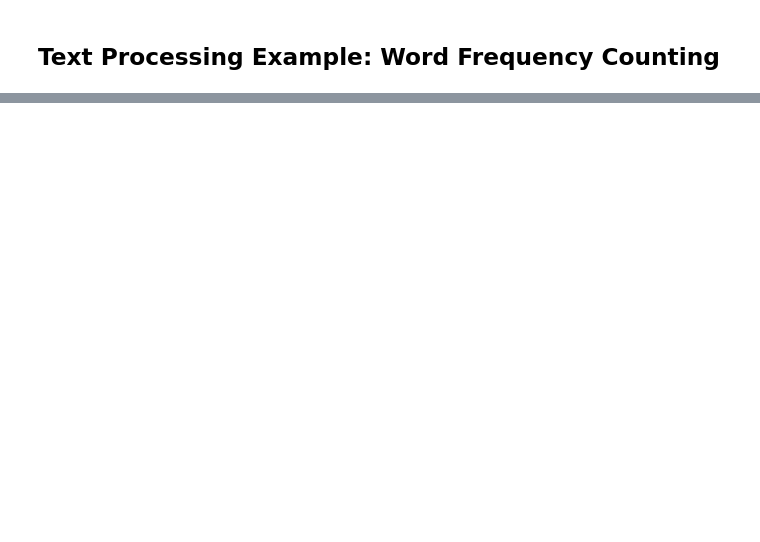
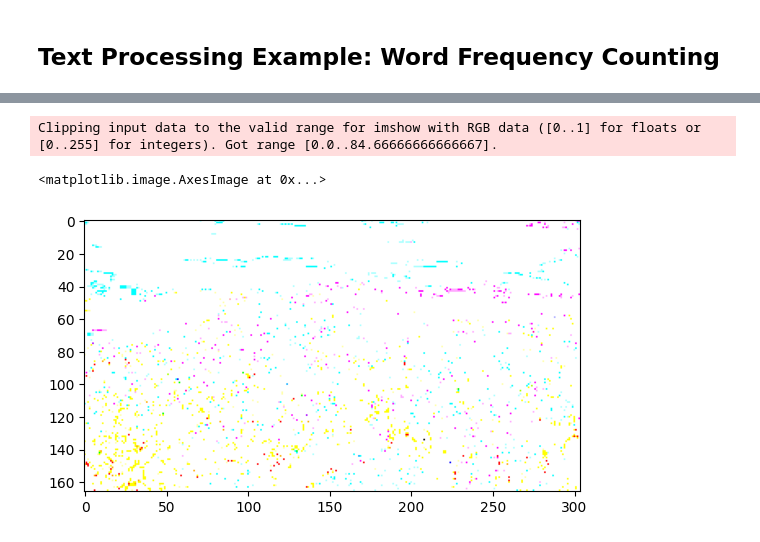
Before and after one commit to KexinLi123/ai-for-the-arts, a Jupyter notebook: week5.ipynb, the cells around one changed output, grey strips where cells are left out. Cells and saved outputs as stored; diff of their text form; code cells hidden in the pictures; blank space fills up the shorter version.

```diff
--- a/week5.ipynb
+++ b/week5.ipynb
@@ -55,0 +90,12 @@ show_before_after()
+# %%
+from matplotlib import pyplot
+test_picture = pyplot.imread("picture1.jpeg")
+print("Numpy array of the image is:",test_picture)
+pyplot.imshow(test_picture)
+# %%
+test_picture_filtered = 2*test_picture/3
+pyplot.imshow(test_picture_filtered)
+# %% [output]
+Clipping input data to the valid range for imshow with RGB data ([0..1] for floats or [0..255] for integers). Got range [0.0..84.66666666666667].
+<matplotlib.image.AxesImage at 0x...>
+[figure, added]
```
Also changed, not shown: parts of 10 cells of this notebook, 9 other files.
